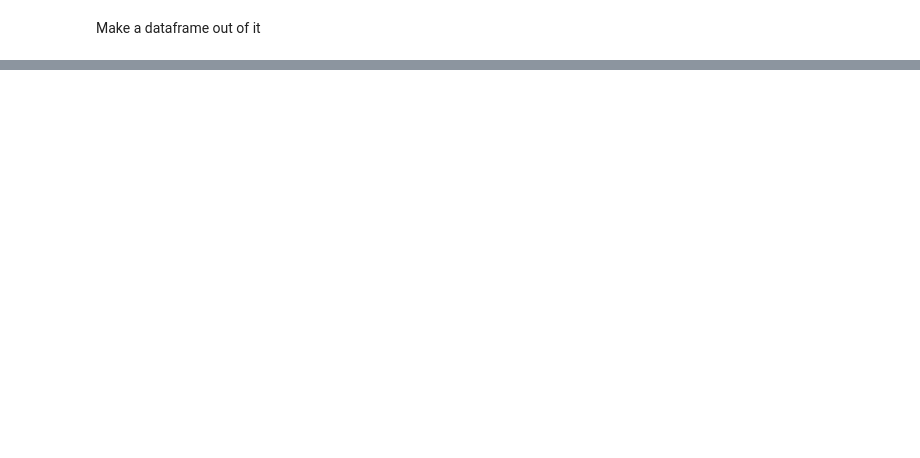
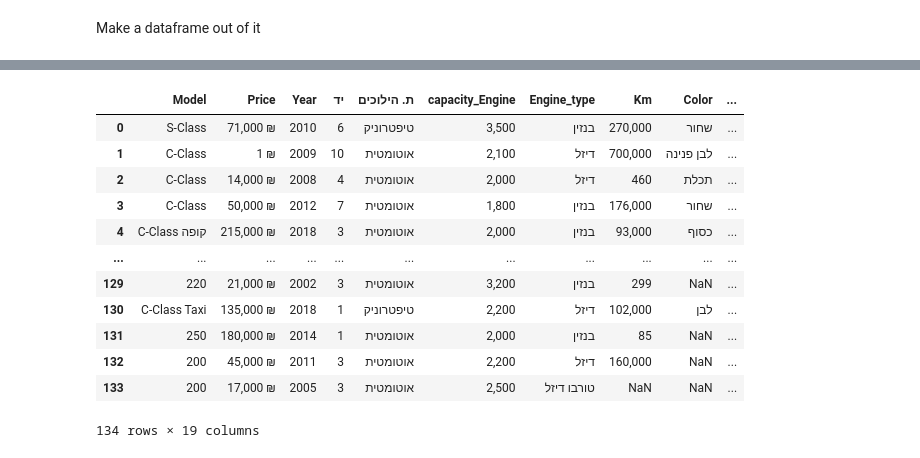
Before and after one commit to ShlomoKleinman/Mercedes-Project, a Jupyter notebook: Scraping Mercedes cars.ipynb, the cells around one changed output, grey strips where cells are left out. Saved outputs shown, nothing was run; the diff lists cells and outputs as text; code cells hidden in the pictures; blank space fills up the shorter version.

```diff
--- a/Scraping Mercedes cars.ipynb
+++ b/Scraping Mercedes cars.ipynb
@@ -488,0 +510,17 @@ pd.DataFrame(all_cars)
+# %%
+Merc_df=Merc_df.rename(columns={'שנה':'Year','ת.הילוכים':'Gear','נפח':'capacity_Engine','סוג מנוע':'Engine_type','ק"מ':'Km','צבע':'Color','בעלות קודמת':'Prev_ownership','בעלות נוכחית':'Curr_ownership','אזור':'Area','עיר':'City','טסט עד':'Test'})
+Merc_df
+# %% [output]
+|  | Model | Price | Year | יד | ת. הילוכים | capacity_Engine | Engine_type | Km | Color | ... |
+| 0 | S-Class | 71,000 ₪ | 2010 | 6 | טיפטרוניק | 3,500 | בנזין | 270,000 | שחור | ... |
+| 1 | C-Class | 1 ₪ | 2009 | 10 | אוטומטית | 2,100 | דיזל | 700,000 | לבן פנינה | ... |
+| 2 | C-Class | 14,000 ₪ | 2008 | 4 | אוטומטית | 2,000 | דיזל | 460 | תכלת | ... |
+| 3 | C-Class | 50,000 ₪ | 2012 | 7 | אוטומטית | 1,800 | בנזין | 176,000 | שחור | ... |
+| 4 | C-Class קופה | 215,000 ₪ | 2018 | 3 | אוטומטית | 2,000 | בנזין | 93,000 | כסוף | ... |
+| ... | ... | ... | ... | ... | ... | ... | ... | ... | ... | ... |
+| 129 | 220 | 21,000 ₪ | 2002 | 3 | אוטומטית | 3,200 | בנזין | 299 | NaN | ... |
+| 130 | C-Class Taxi | 135,000 ₪ | 2018 | 1 | טיפטרוניק | 2,200 | דיזל | 102,000 | לבן | ... |
+| 131 | 250 | 180,000 ₪ | 2014 | 1 | אוטומטית | 2,000 | בנזין | 85 | NaN | ... |
+| 132 | 200 | 45,000 ₪ | 2011 | 3 | אוטומטית | 2,200 | דיזל | 160,000 | NaN | ... |
+| 133 | 200 | 17,000 ₪ | 2005 | 3 | אוטומטית | 2,500 | טורבו דיזל | NaN | NaN | ... |
+134 rows × 19 columns
```
Also changed, not shown: parts of 19 cells of this notebook.
